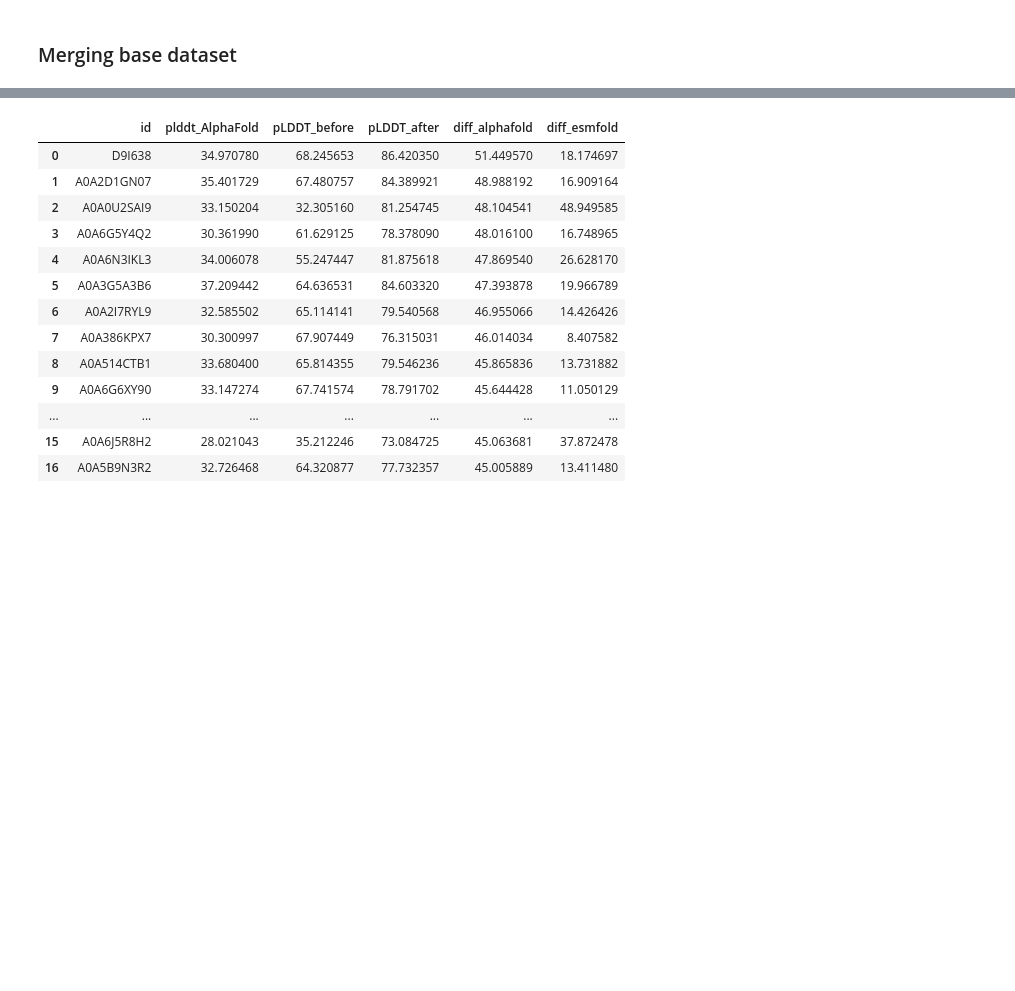
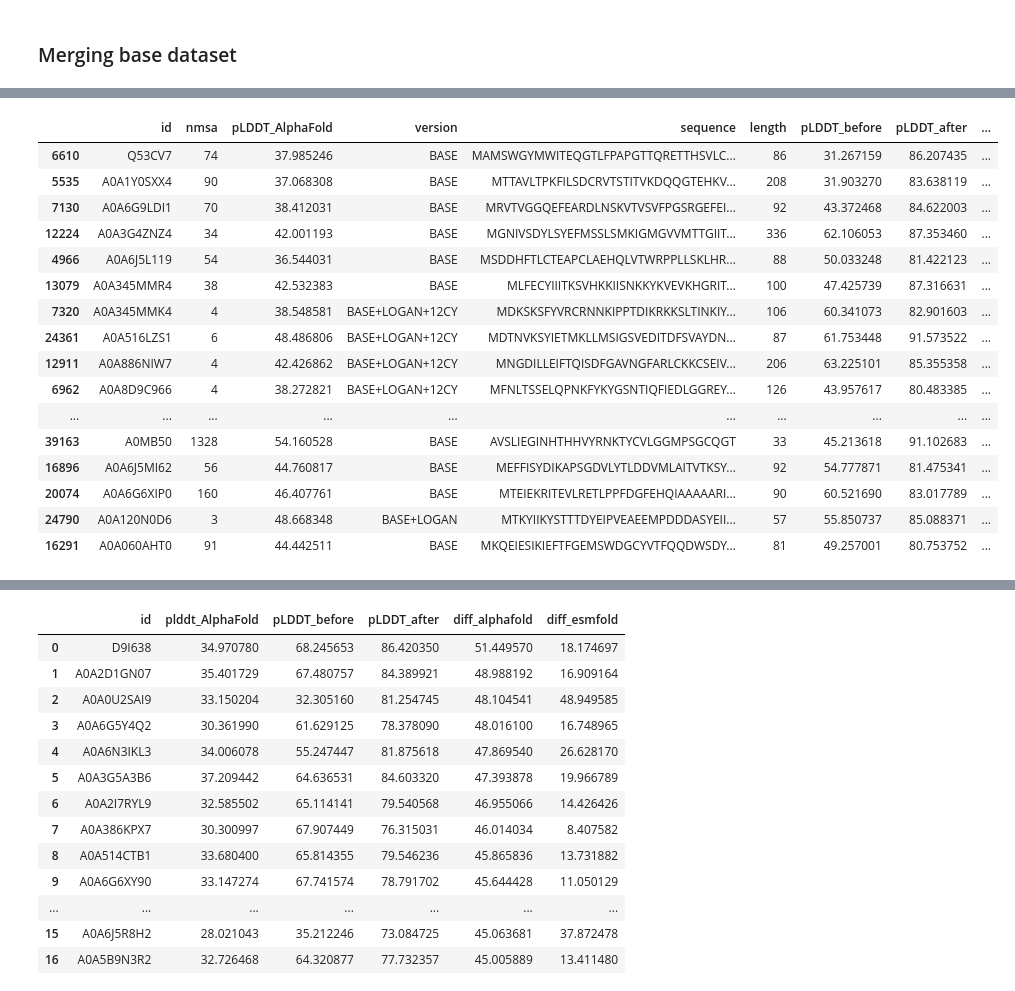
Before and after one commit to pimenol/ProteinTTT, a Jupyter notebook: notebooks/Bfvd_merge.ipynb, the cells around one changed output, grey strips where cells are left out. Drawn from its saved outputs; the diff is of its cells as text; code cells hidden in the pictures; blank space fills up the shorter version.

```diff
--- a/notebooks/Bfvd_merge.ipynb
+++ b/notebooks/Bfvd_merge.ipynb
@@ -115,3 +111,23 @@ df.to_csv(RESULTS_PATH, sep="\t", index=False)
+# %%
+df.query("diff_pLDDT > 20 and pLDDT_after > 80").sort_values('diff_pLDDT_AlphaFold', ascending=False).head(30)
+# %% [output]
+|  | id | nmsa | pLDDT_AlphaFold | version | sequence | length | pLDDT_before | pLDDT_after | ... |
+| 6610 | Q53CV7 | 74 | 37.985246 | BASE | MAMSWGYMWITEQGTLFPAPGTTQRETTHSVLC... | 86 | 31.267159 | 86.207435 | ... |
+| 5535 | A0A1Y0SXX4 | 90 | 37.068308 | BASE | MTTAVLTPKFILSDCRVTSTITVKDQQGTEHKV... | 208 | 31.903270 | 83.638119 | ... |
+| 7130 | A0A6G9LDI1 | 70 | 38.412031 | BASE | MRVTVGGQEFEARDLNSKVTVSVFPGSRGEFEI... | 92 | 43.372468 | 84.622003 | ... |
+| 12224 | A0A3G4ZNZ4 | 34 | 42.001193 | BASE | MGNIVSDYLSYEFMSSLSMKIGMGVVMTTGIIT... | 336 | 62.106053 | 87.353460 | ... |
+| 4966 | A0A6J5L119 | 54 | 36.544031 | BASE | MSDDHFTLCTEAPCLAEHQLVTWRPPLLSKLHR... | 88 | 50.033248 | 81.422123 | ... |
+| 13079 | A0A345MMR4 | 38 | 42.532383 | BASE | MLFECYIIITKSVHKKIISNKKYKVEVKHGRIT... | 100 | 47.425739 | 87.316631 | ... |
+| 7320 | A0A345MMK4 | 4 | 38.548581 | BASE+LOGAN+12CY | MDKSKSFYVRCRNNKIPPTDIKRKKSLTINKIY... | 106 | 60.341073 | 82.901603 | ... |
+| 24361 | A0A516LZS1 | 6 | 48.486806 | BASE+LOGAN+12CY | MDTNVKSYIETMKLLMSIGSVEDITDFSVAYDN... | 87 | 61.753448 | 91.573522 | ... |
+| 12911 | A0A886NIW7 | 4 | 42.426862 | BASE+LOGAN+12CY | MNGDILLEIFTQISDFGAVNGFARLCKKCSEIV... | 206 | 63.225101 | 85.355358 | ... |
+| 6962 | A0A8D9C966 | 4 | 38.272821 | BASE+LOGAN+12CY | MFNLTSSELQPNKFYKYGSNTIQFIEDLGGREY... | 126 | 43.957617 | 80.483385 | ... |
+| ... | ... | ... | ... | ... | ... | ... | ... | ... | ... |
+| 39163 | A0MB50 | 1328 | 54.160528 | BASE | AVSLIEGINHTHHVYRNKTYCVLGGMPSGCQGT | 33 | 45.213618 | 91.102683 | ... |
+| 16896 | A0A6J5MI62 | 56 | 44.760817 | BASE | MEFFISYDIKAPSGDVLYTLDDVMLAITVTKSY... | 92 | 54.777871 | 81.475341 | ... |
+| 20074 | A0A6G6XIP0 | 160 | 46.407761 | BASE | MTEIEKRITEVLRETLPPFDGFEHQIAAAAARI... | 90 | 60.521690 | 83.017789 | ... |
+| 24790 | A0A120N0D6 | 3 | 48.668348 | BASE+LOGAN | MTKYIIKYSTTTDYEIPVEAEEMPDDDASYEII... | 57 | 55.850737 | 85.088371 | ... |
+| 16291 | A0A060AHT0 | 91 | 44.442511 | BASE | MKQEIESIKIEFTFGEMSWDGCYVTFQQDWSDY... | 81 | 49.257001 | 80.753752 | ... |
 # %%
 # df_clean = pd.concat([df_clean, df_new], ignore_index=True).reset_index(drop=True)
 df_clean.shape[0], df_clean[~df_clean.id.isin(df.id)].shape[0]
```
Also changed, not shown: parts of 27 cells of this notebook, 1 other file.
